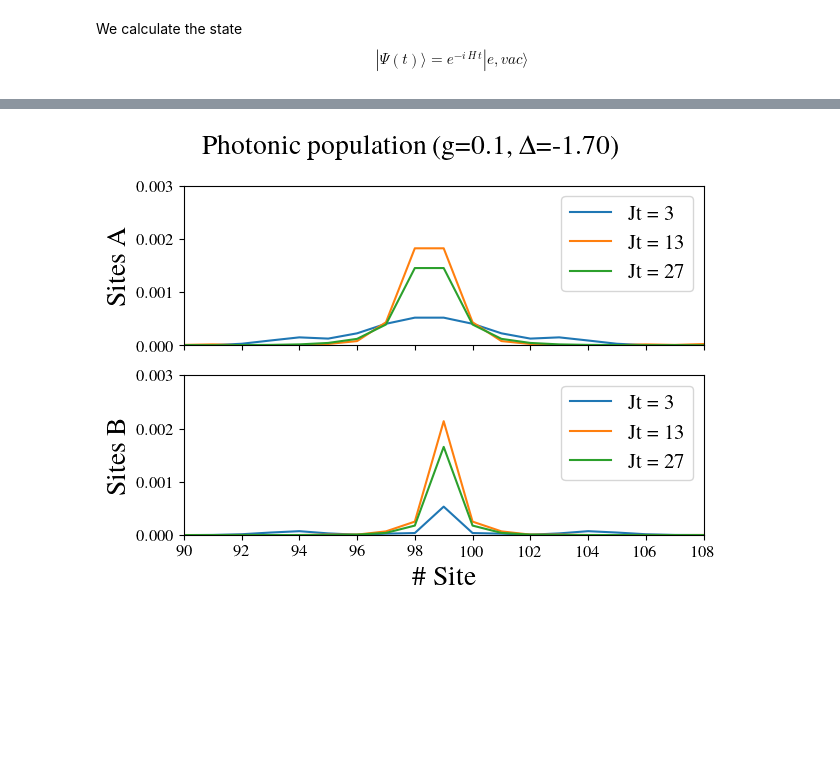
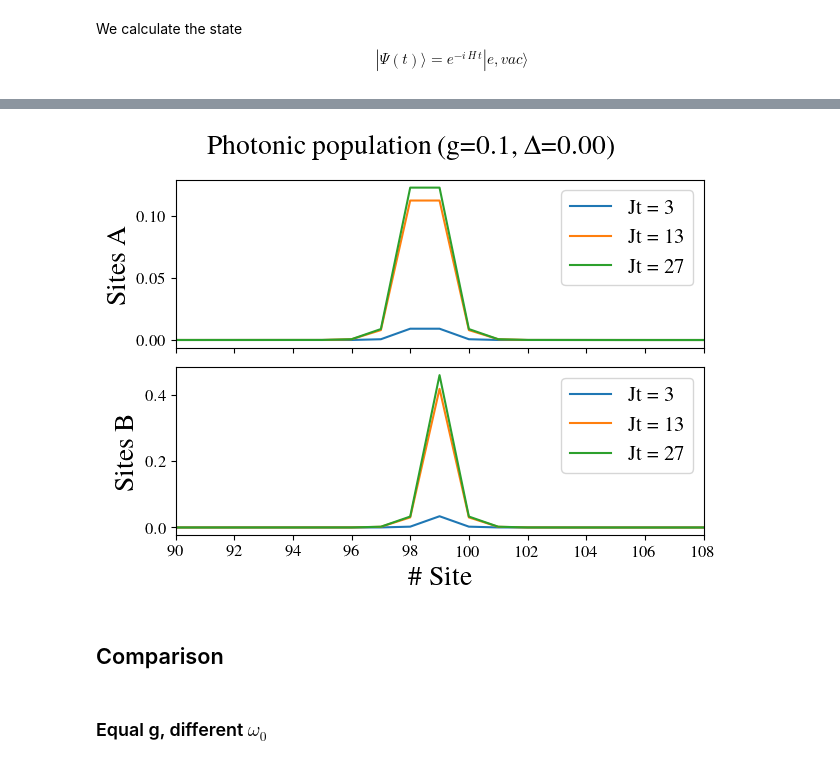
Before and after one commit to enrico0014/QOptics_FB, a Jupyter notebook: sawtooth/ST_emitter.ipynb, the cells around one changed output, grey strips where cells are left out. Drawn from its saved outputs; the diff is of its cells as text; code cells hidden in the pictures; blank space fills up the shorter version.

```diff
--- a/sawtooth/ST_emitter.ipynb
+++ b/sawtooth/ST_emitter.ipynb
@@ -76,3 +81,5 @@ H += np.conjugate(H.transpose())
+# %%
+H = Ham_ST(N,eps_a,eps_b,t_aa,t_ab,t_bb,omega0,g,N-1)
 # %% [markdown]
 We calculate the state
 \begin{equation}
@@ -146,15 +156,13 @@ plt.show()
 fig = plt.figure()
 
 for s in vec:
-    plt.plot(pop_phot[:,s],label=f"Jt = {t[s]:.0f}")
+    plt.plot(pop_phot[1::2,s],label=f"Jt = {t[s]:.0f}")
 
-#vec = np.arange(199,400,1)
-#plt.plot(vec,0.418*np.exp(1.15*(199-vec)))
 plt.title(f"Photonic population (g={g:.1f}, $\Delta$={omega0-2.:.2f}))",fontsize=20)
 plt.xlabel("\# Site",fontsize=20)
 
-plt.xlim(100,300)
-plt.ylim(5e-5)
+plt.xlim(90,106)
+plt.ylim(1e-6,1)
 plt.xticks(fontsize=15)
 plt.yticks(fontsize=15)
 plt.yscale("log")
@@ -172,17 +182,10 @@ We couple the atom to a B site using the hamiltonian
 \end{equation}
 where $\sigma^{+(-)}$ are the two-level atom (TLA) ladder operators and $b_n$ is the annihilation operator of a field excitation in the n-th B-site.
 # %%
-omega0 = 0.3#atom frequency
+omega0 = 2.#atom frequency
 g = 0.1 #atom-cavity coupling
 # %%
-H = np.diag([eps_b/2,eps_a/2]*N + [omega0/2])
-H += np.diag([-t_ab]*(n-1) + [0],k=1)
-H += np.diag([-t_bb,-t_aa]*(N-1) + [0],k=2)
-
-H[0,n-2] -= t_bb
-H[N-2,-1] -= g #coupling to a B site in the middle
-
-H += np.conjugate(H.transpose())
+H = Ham_ST(N,eps_a,eps_b,t_aa,t_ab,t_bb,omega0,g,N-2)
 # %% [markdown]
 We calculate the state
 \begin{equation}
@@ -226,27 +227,31 @@ vec = [6,25,50]
 # %%
 fig, ax = plt.subplots(nrows=2,ncols=1,sharex=True,tight_layout=True)
 
 for s in vec:
     ax[0].plot(pop_phot[1::2,s],label=f"Jt = {t[s]:.0f}")
     ax[1].plot(pop_phot[::2,s],label=f"Jt = {t[s]:.0f}")
 
 
 plt.suptitle(f"Photonic population (g={g:.1f}, $\Delta$={omega0-2.:.2f})",fontsize=20)
 plt.xlabel("\# Site",fontsize=20)
 
 plt.xlim(90,108)
 ax[0].set_ylabel("Sites A",fontsize=20)
 ax[1].set_ylabel("Sites B",fontsize=20)
-ax[0].set_ylim(0,3e-3)
-ax[1].set_ylim(0,3e-3)
+#ax[0].set_ylim(0,3e-3)
+#ax[1].set_ylim(0,3e-3)
 
 ax[0].tick_params(axis='both', which='major', labelsize=12)
 ax[1].tick_params(axis='both', which='major', labelsize=12)
 ax[0].legend(fontsize=15)
 ax[1].legend(fontsize=15)
 
-plt.savefig(f"plots/Bsite/phot_B_{omega0*100:.0f}.png")
+#plt.savefig(f"plots/Bsite/phot_B_{omega0*100:.0f}.png")
 
 plt.show()
 # %% [output]
-[figure, old version]
+[figure, new version]
+# %% [markdown]
+## Comparison
+# %% [markdown]
+### Equal g, different $\omega_0$
```
Also changed, not shown: parts of 54 cells of this notebook, 3 other files.
